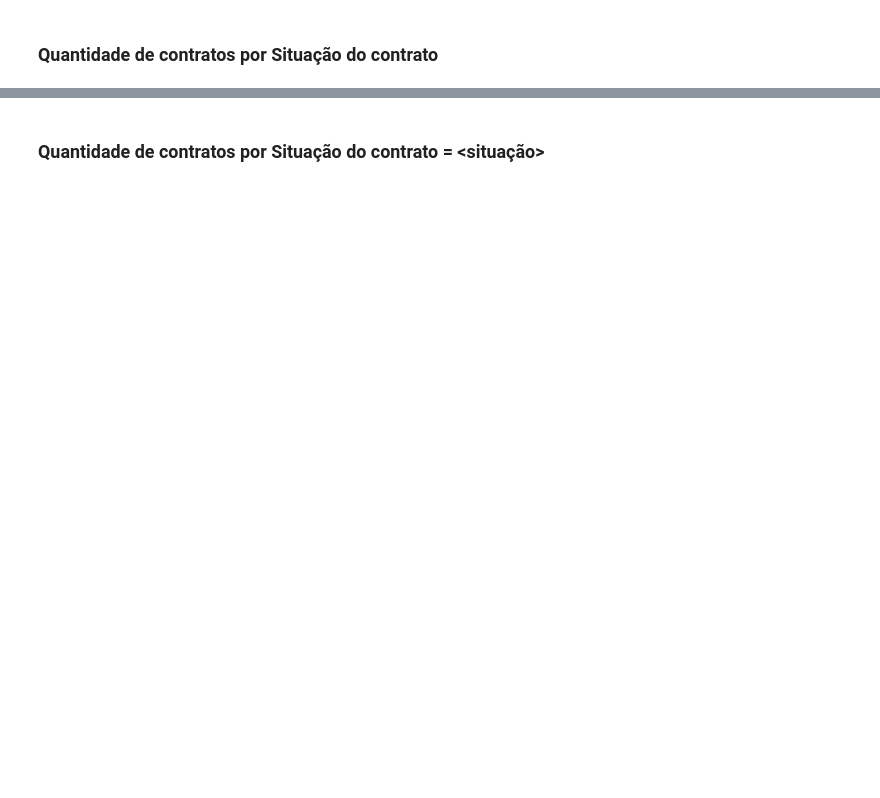
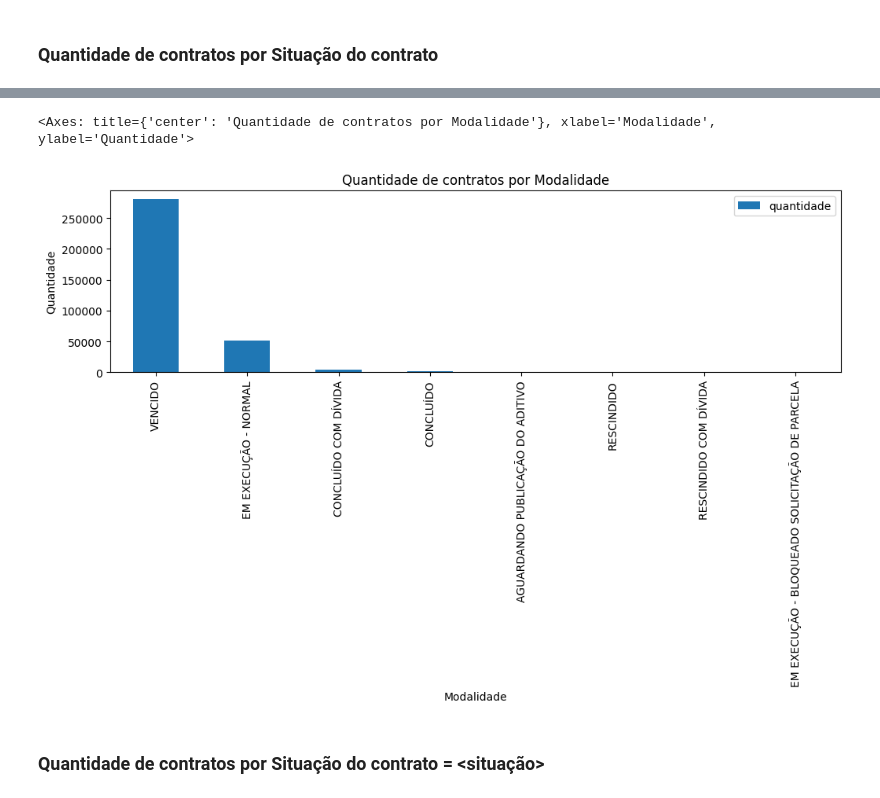
Before and after one commit to kandarpagalas/processamento-dados-api-contratos-gov-ce, a Jupyter notebook: Trabalho Processamento de dados.ipynb, the cells around one changed output, grey strips where cells are left out. Cells and saved outputs as stored; diff of their text form; code cells hidden in the pictures; blank space fills up the shorter version.

```diff
--- a/Trabalho Processamento de dados.ipynb
+++ b/Trabalho Processamento de dados.ipynb
@@ -390,3 +432,16 @@ plt.show()
+# %%
+df_count_situacao.plot(
+    kind = "bar",
+    x = "descricao_situacao",
+    y = ["quantidade"],
+    figsize = (12,3),
+    title = "Quantidade de contratos por Modalidade",
+    xlabel= "Modalidade",
+    ylabel= "Quantidade"
+)
+# %% [output]
+<Axes: title={'center': 'Quantidade de contratos por Modalidade'}, xlabel='Modalidade', ylabel='Quantidade'>
+[figure, added]
 # %% [markdown]
 ### Quantidade de contratos por Situação do contrato = <situação>
 # %%
```
Also changed, not shown: parts of 22 cells of this notebook.
